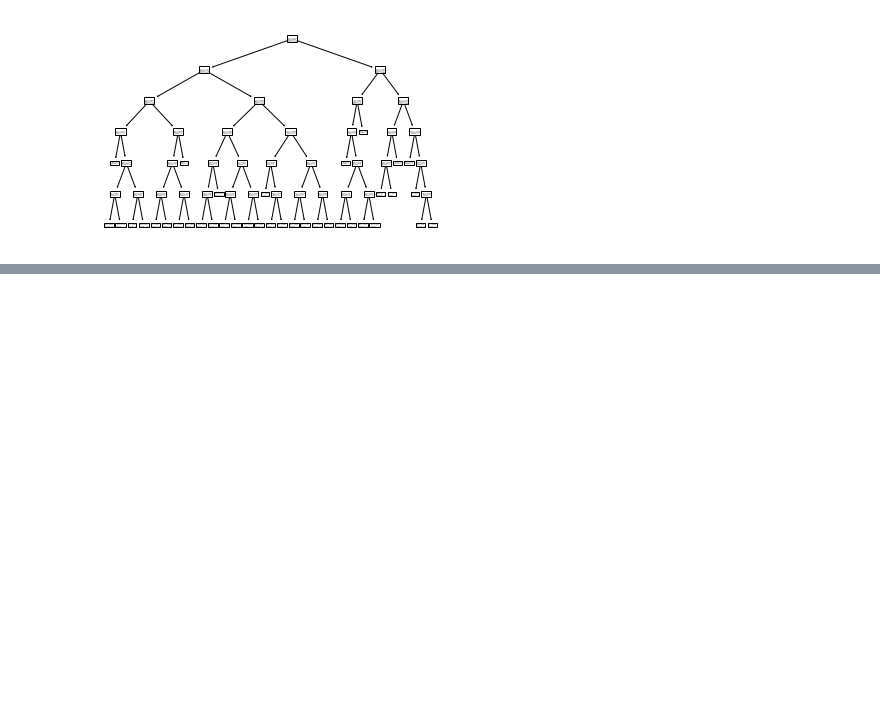
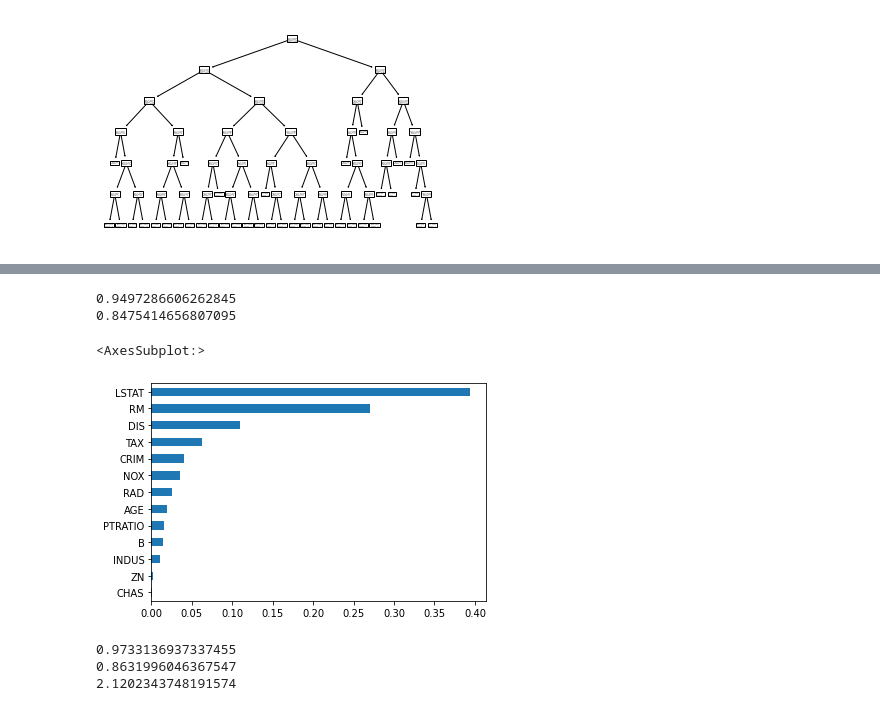
Before and after one commit to RealisticDeadpool/ml-projects-repo, a Jupyter notebook: housing-price-forecast/housing-price-forecast.ipynb, the cells around one changed output, grey strips where cells are left out. Drawn from its saved outputs; the diff is of its cells as text; code cells hidden in the pictures; blank space fills up the shorter version.

Commit message:
add more code on the AdaBoosting and GBDT.

```diff
--- a/housing-price-forecast/housing-price-forecast.ipynb
+++ b/housing-price-forecast/housing-price-forecast.ipynb
@@ -110,3 +110,38 @@ graph = graphviz.Source(dot_data)
 graph
 # %% [output]
 [drawing not drawn]
+# %%
+#集合算法-AdaBoost
+import sklearn.ensemble as se
+model = st.DecisionTreeRegressor(max_depth = 4)
+model = se.AdaBoostRegressor(model, n_estimators = 500, random_state = 7)
+model.fit(train_x, train_y)
+pred_train_y = model.predict(train_x)
+pred_test_y = model.predict(test_x)
+print(sm.r2_score(train_y, pred_train_y))
+print(sm.r2_score(test_y, pred_test_y))
+# %% [output]
+0.9497286606262845
+0.8475414656807095
+# %%
+#特征重要性
+fi = model.feature_importances_
+fi = pd.Series(fi, index = boston.feature_names)
+fi.sort_values().plot.barh()
+# %% [output]
+<AxesSubplot:>
+[figure, added]
+# %%
+#集合算法-GBDT
+model = se.GradientBoostingRegressor(max_depth = 3, n_estimators = 80, min_samples_split = 4)
+model.fit(train_x, train_y)
+pred_train_y = model.predict(train_x)
+pred_test_y = model.predict(test_x)
+
+print(sm.r2_score(train_y, pred_train_y))
+print(sm.r2_score(test_y, pred_test_y))
+print(sm.mean_absolute_error(test_y, pred_test_y))
+# %% [output]
+0.9733136937337455
+0.8631996046367547
+2.1202343748191574
```
